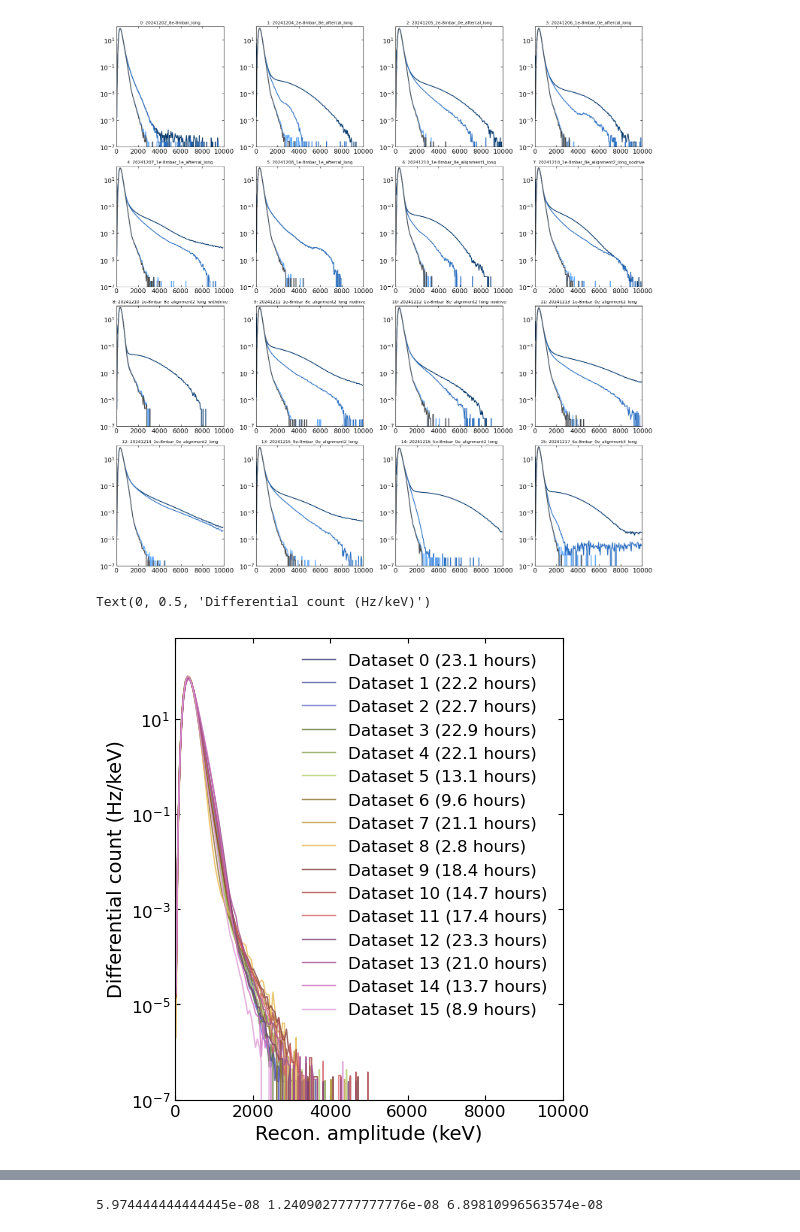
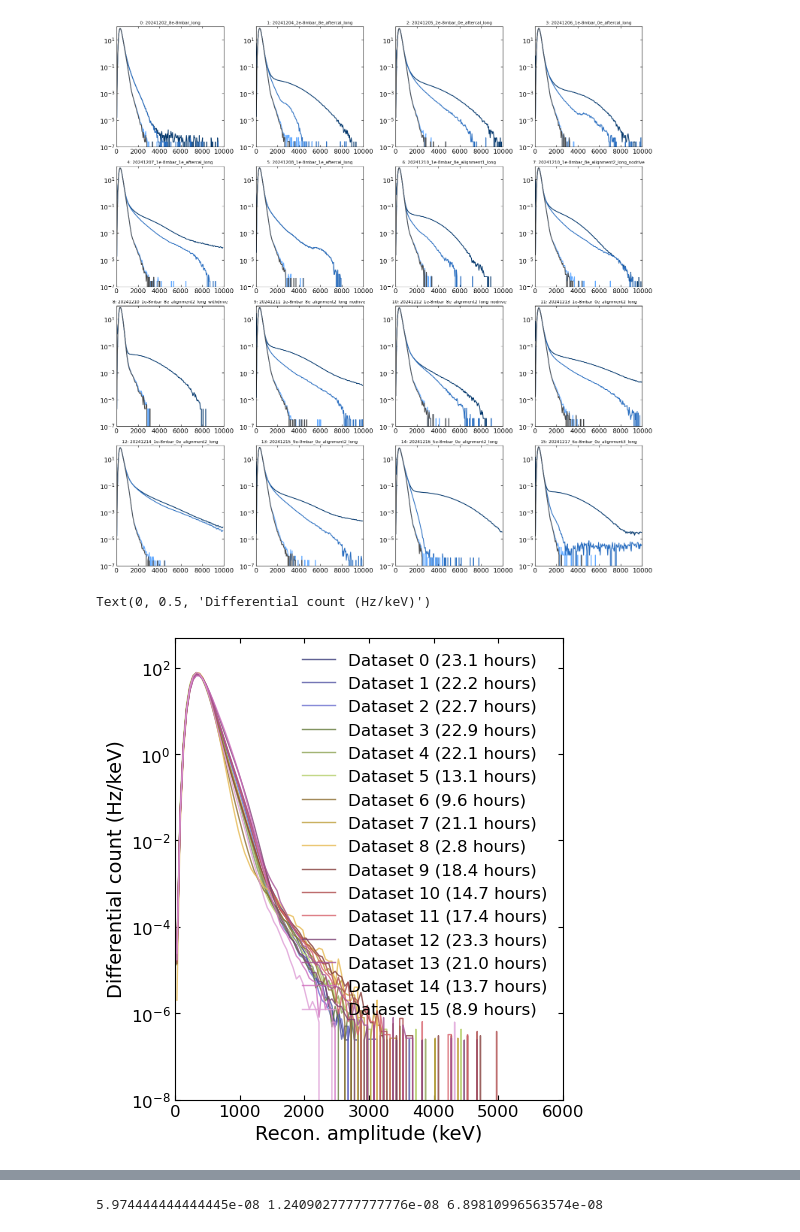
Before and after one commit to yuhants/dm_nanospheres, a Jupyter notebook: analysis_notebooks/sphere_20241202_recon.ipynb, the cells around one changed output, grey strips where cells are left out. Drawn from its saved outputs; the diff is of its cells as text; code cells hidden in the pictures.

```diff
--- a/analysis_notebooks/sphere_20231202_recon.ipynb
+++ b/analysis_notebooks/sphere_20241202_recon.ipynb
@@ -19,11 +19,11 @@ importlib.reload(utils)
 from datetime import datetime
 
 def plot_rates(dataset, data_prefix, n_file, bc, rates, ax=None):
-    dir = rf'/Volumes/LaCie/dm_data/{dataset}'
-    file = os.path.join(dir, f'{data_prefix}0.hdf5')
-    f = h5py.File(file, 'r')
-    start_time = str(datetime.fromtimestamp(f['data'].attrs['timestamp']))
-    f.close()
+    # dir = rf'/Volumes/LaCie/dm_data/sphere_20241202/{dataset}'
+    # file = os.path.join(dir, f'{data_prefix}0.hdf5')
+    # f = h5py.File(file, 'r')
+    # start_time = str(datetime.fromtimestamp(f['data'].attrs['timestamp']))
+    # f.close()
 
     if ax is None:
         fig, ax = plt.subplots(figsize=(8, 5))
@@ -55,6 +55,7 @@ def calc_average_pressure(dataset, data_prefix, nfile):
         pp[i] = p
     return np.mean(pp)
 # %%
+sphere = 'sphere_20241202'
 datasets = ['20241202_8e-8mbar_long',
            '20241204_2e-8mbar_8e_aftercal_long',
            '20241205_2e-8mbar_0e_aftercal_long',
@@ -96,7 +97,7 @@ n_files = [1440, 1440, 1440, 1440, 1440, 821, 640, 1440, 181, 1418, 917, 1169, 1
 bc, scaling = None, None
 hhs, rates, n_windows = [], [], []
 for i, dataset in enumerate(datasets):
-    data_dir = f'/Users/yuhan/work/nanospheres/data/dm_data_processed/{dataset}'
+    data_dir = f'/Users/yuhan/work/nanospheres/data/dm_data_processed/{sphere}/{dataset}'
 
     _bc, _hhs, _rates, _n, _scaling = utils.get_summed_rates(data_dir, dataset)
     hhs.append(_hhs)
@@ -121,28 +122,28 @@ fig.tight_layout()
 # %%
 colors = plt.colormaps.get_cmap('tab20b').resampled(len(datasets)).colors
 fig, ax = plt.subplots(figsize=(5, 6))
 
 n_search_per_win = (5000 - 150) / 25
 time_per_search = 2e-6 * 25
 scaling = n_search_per_win * time_per_search * 50  # because of the 50 keV bins
 
 times = [n[-1] * n_search_per_win * time_per_search / 3600 for n in n_windows] # Time in hours for each dataset (aftercut)
 
 for i in range(len(datasets)):
     ax.plot(bc, rates[i][-1], '-', color=colors[i], label=f'Dataset {i} ({times[i]:.1f} hours)', alpha=0.8, linewidth=1)
 
 ax.legend(frameon=False, fontsize=12)
 
 ax.set_yscale('log')
 # ax.set_xscale('log')
-ax.set_xlim(0, 10000)
-ax.set_ylim(1e-7, 500)
+ax.set_xlim(0, 6000)
+ax.set_ylim(1e-8, 500)
 
 ax.set_xlabel('Recon. amplitude (keV)')
 ax.set_ylabel('Differential count (Hz/keV)')
 # %% [output]
 Text(0, 0.5, 'Differential count (Hz/keV)')
-[figure, old version]
+[figure, new version]
 # %%
 hh_sum = np.sum(np.asarray(hhs), axis=0)
 n_window_sum = np.sum(np.asarray(n_windows), axis=0)
```
Also changed, not shown: parts of 3 cells of this notebook, 21 other files.
